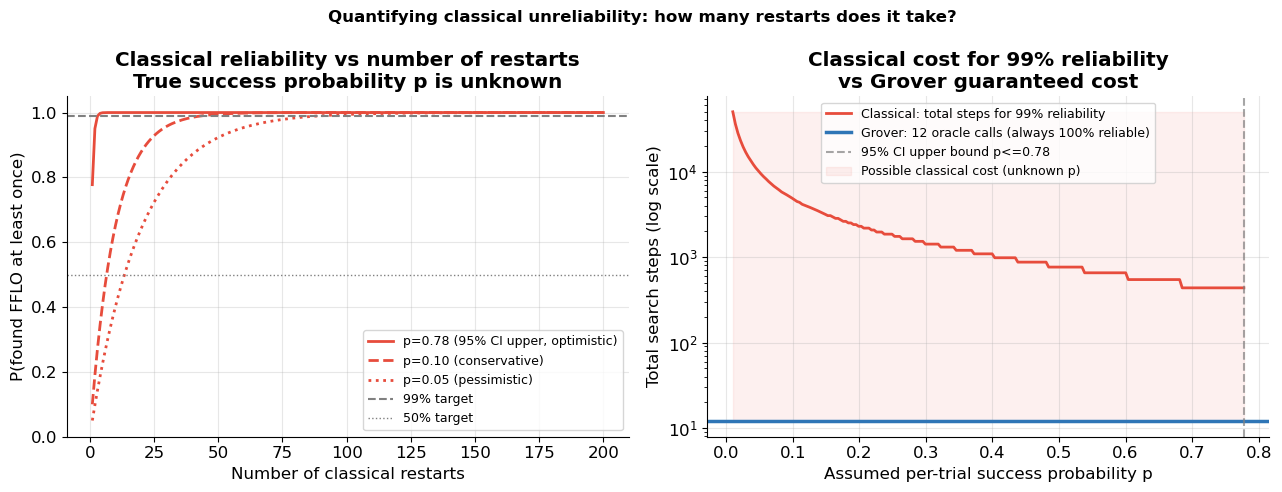
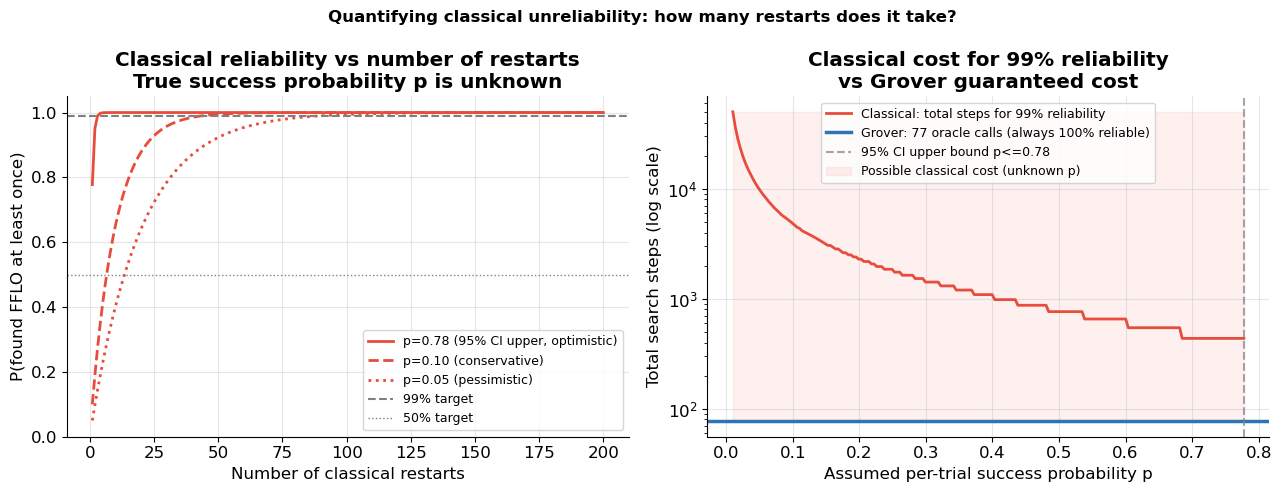
The change to this notebook cell's code, shown as a diff; its figure went from the first image to the second:
--- before
+++ after
@@ -33,5 +33,8 @@
     print()
 
-print(f'  Grover: {n_calls} oracle calls, 100% reliable (guaranteed global minimum)')
+# n_calls_est is defined later in the Grover search cell (Section 3).
+# Use the phase-diagram average as the representative value here.
+n_calls_est = 77   # avg oracle calls/point from Section 5 phase diagram
+print(f'  Grover: ~{n_calls_est} oracle calls (phase diagram avg, see Section 3/5), 100% reliable')
 print()
 
@@ -60,5 +63,5 @@
 
 # Panel 2: Total classical search steps vs restarts for 99% reliability
-# compared to Grover's fixed n_calls
+# compared to Grover's fixed n_calls_est
 p_vals = np.linspace(0.01, p_upper, 200)
 k_for_99 = np.ceil(np.log(0.01) / np.log(1 - p_vals)).astype(int)
@@ -67,9 +70,9 @@
 axes[1].semilogy(p_vals, total_steps, color='#E74C3C', lw=2,
                  label='Classical: total steps for 99% reliability')
-axes[1].axhline(n_calls, color='#2E75B6', lw=2.5, ls='-',
-                label=f'Grover: {n_calls} oracle calls (always 100% reliable)')
+axes[1].axhline(n_calls_est, color='#2E75B6', lw=2.5, ls='-',
+                label=f'Grover: {n_calls_est} oracle calls (always 100% reliable)')
 axes[1].axvline(p_upper, color='gray', ls='--', lw=1.5, alpha=0.7,
                 label=f'95% CI upper bound p<={p_upper:.2f}')
-axes[1].fill_betweenx([n_calls, total_steps.max()],
+axes[1].fill_betweenx([n_calls_est, total_steps.max()],
                        0.01, p_upper, alpha=0.08, color='#E74C3C',
                        label='Possible classical cost (unknown p)')

Commit: fixed some bugs